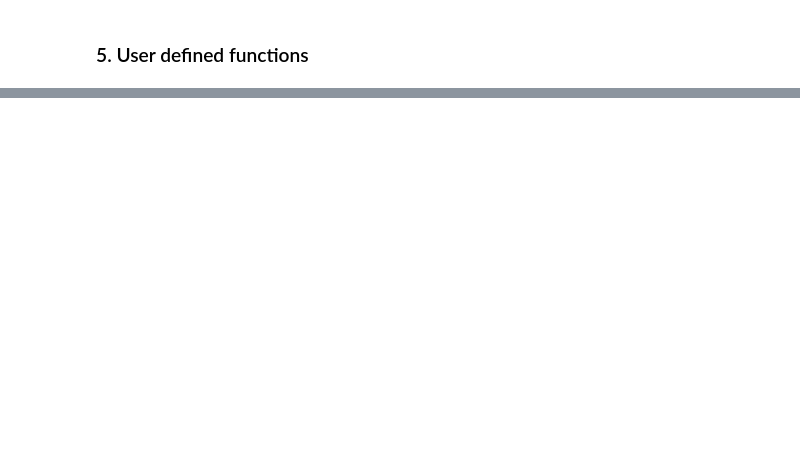
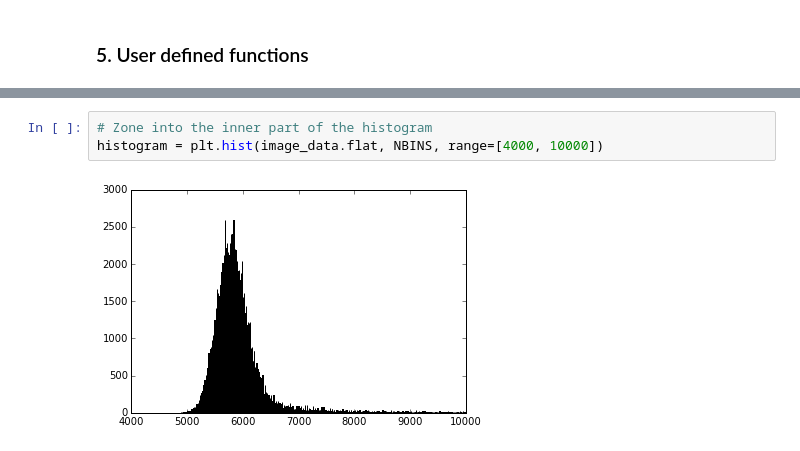
Before and after one commit to OttoStruve/A_quick_intro_to_Python_for_Astronomers, a Jupyter notebook: Intro_to_Pyton_for_Astronomers.ipynb, the cells around one changed output, grey strips where cells are left out. Drawn from its saved outputs; the diff is of its cells as text; blank space fills up the shorter version.

```diff
--- a/Intro_to_Pyton_for_Astronomers.ipynb
+++ b/Intro_to_Pyton_for_Astronomers.ipynb
@@ -106,0 +277,5 @@ print b[0,:]
+# %%
+# Zone into the inner part of the histogram
+histogram = plt.hist(image_data.flat, NBINS, range=[4000, 10000])
+# %% [output]
+[figure, added]
```
Also changed, not shown: parts of 45 cells of this notebook, 3 other files.
